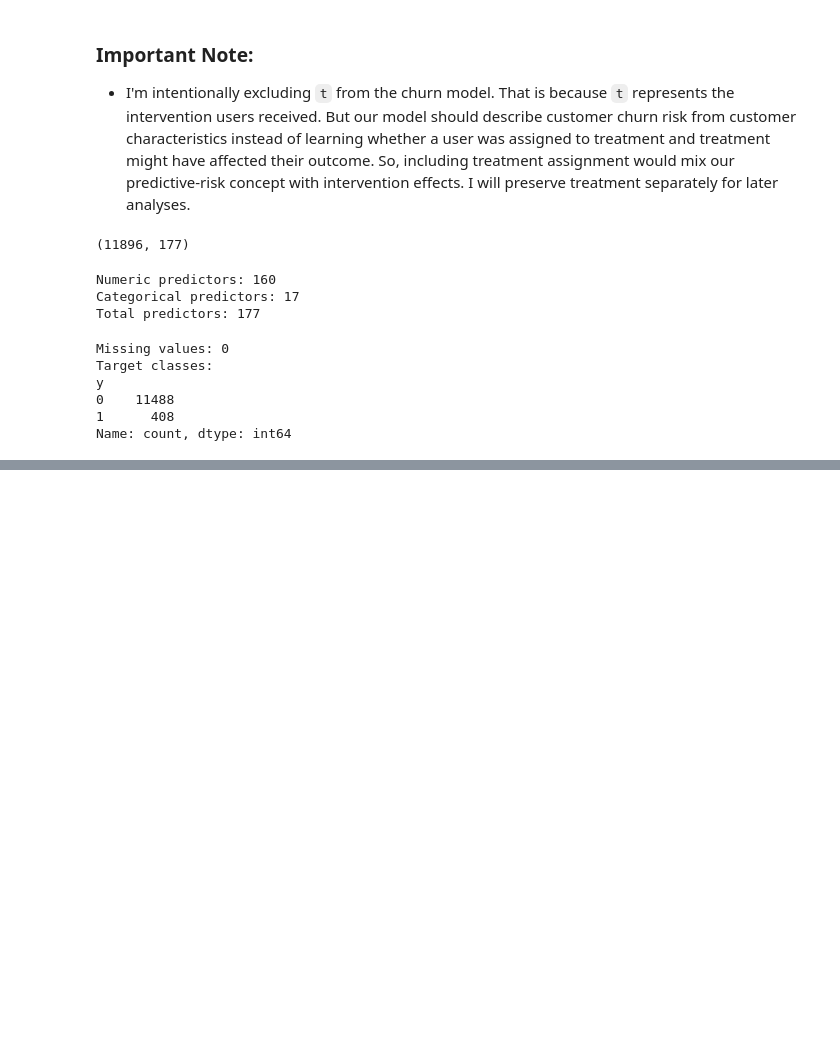
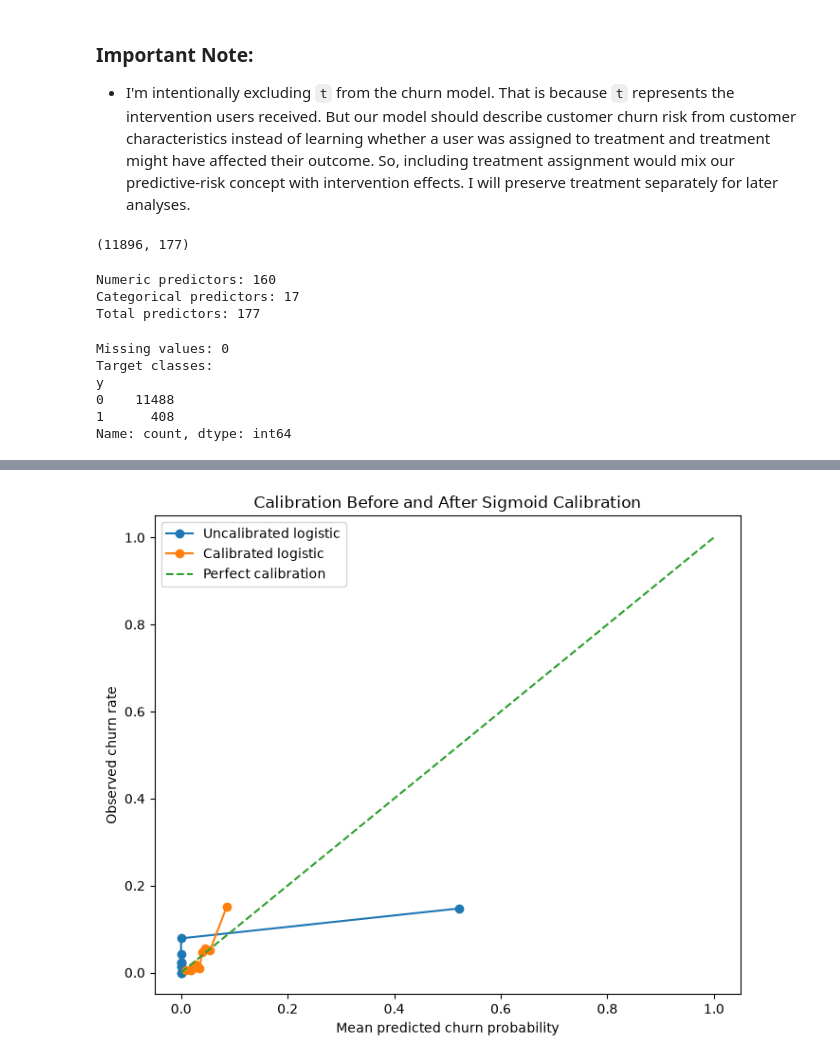
Before and after one commit to ACSanders/beyond-churn, a Jupyter notebook: notebooks/02_churn_prediction.ipynb, the cells around one changed output, grey strips where cells are left out. Cells and saved outputs as stored; diff of their text form; code cells hidden in the pictures; blank space fills up the shorter version.

```diff
--- a/notebooks/02_churn_prediction.ipynb
+++ b/notebooks/02_churn_prediction.ipynb
@@ -132,0 +585,6 @@ Name: count, dtype: int64
+# %%
+calibrated_logistic_model = CalibratedClassifierCV(
+    estimator=best_logistic_model,
+    method="sigmoid",
+    cv=cv
+)
@@ -132,0 +599,9 @@ Name: count, dtype: int64
+# %%
+calibrated_oof_probabilities = cross_val_predict(
+    calibrated_logistic_model,
+    X_train,
+    y_train,
+    cv=cv,
+    method="predict_proba",
+    n_jobs=-1
+)[:, 1]
@@ -132,0 +679,48 @@ Name: count, dtype: int64
+# %%
+# we can visualize the before vs after calibration
+uncal_true, uncal_pred = calibration_curve(
+    y_train,
+    oof_probabilities,
+    n_bins=10,
+    strategy="quantile"
+)
+
+cal_true, cal_pred = calibration_curve(
+    y_train,
+    calibrated_oof_probabilities,
+    n_bins=10,
+    strategy="quantile"
+)
+
+plt.figure(figsize=(7, 6))
+
+plt.plot(
+    uncal_pred,
+    uncal_true,
+    marker="o",
+    label="Uncalibrated logistic"
+)
+
+plt.plot(
+    cal_pred,
+    cal_true,
+    marker="o",
+    label="Calibrated logistic"
+)
+
+plt.plot(
+    [0, 1],
+    [0, 1],
+    linestyle="--",
+    label="Perfect calibration"
+)
+
+plt.xlabel("Mean predicted churn probability")
+plt.ylabel("Observed churn rate")
+plt.title("Calibration Before and After Sigmoid Calibration")
+
+plt.legend()
+plt.tight_layout()
+plt.show()
+# %% [output]
+[figure, added]
```
Also changed, not shown: parts of 43 cells of this notebook.
